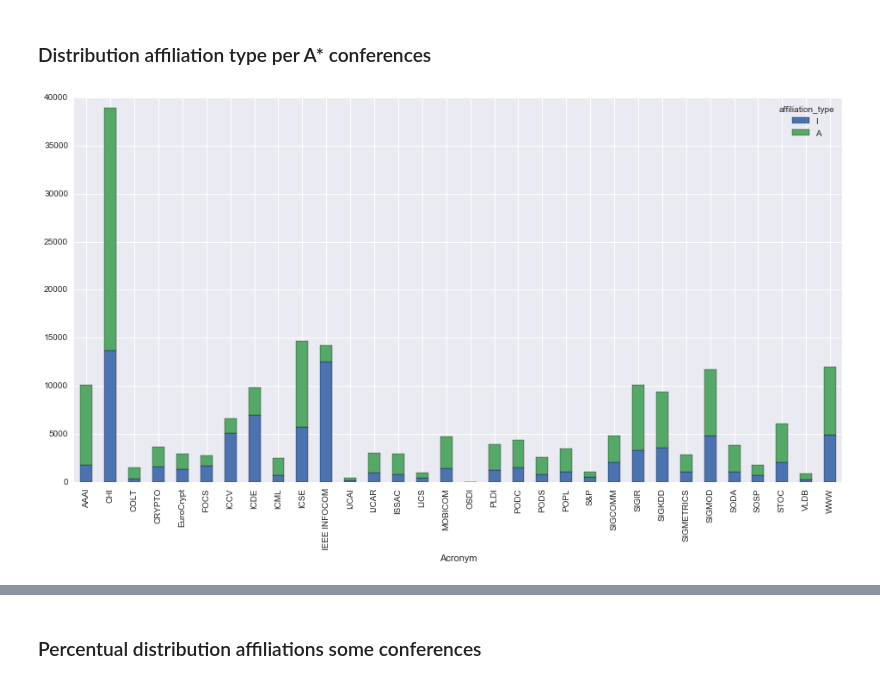
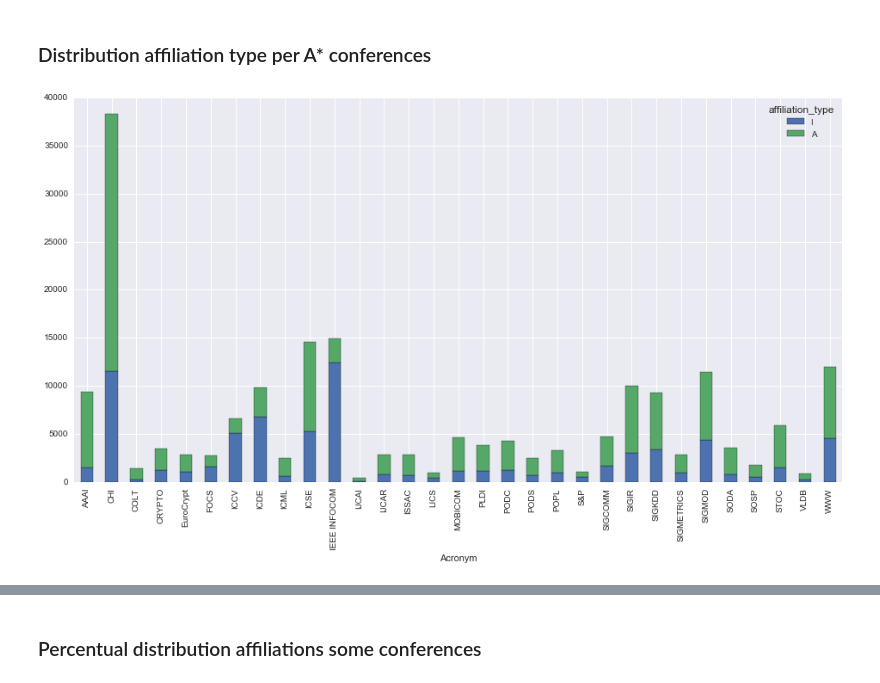
Before and after one commit to joostverkaik/influence-tech-companies, a Jupyter notebook: DBLP_CSR_Analysis.ipynb, the cells around one changed output, grey strips where cells are left out. Saved outputs shown, nothing was run; the diff lists cells and outputs as text; code cells hidden in the pictures.

Commit message:
Generated distribution charts for all conferences

```diff
--- a/DBLP_CSR_Analysis.ipynb
+++ b/DBLP_CSR_Analysis.ipynb
@@ -364,7 +331,7 @@ merged_df.head()
 # %%
 industry_affils = merged_df[merged_df['affiliation_type'] == 'I']
 # %%
-industry_names = industry_affils['affiliation'].str.split(', ', n=1, expand=True)[0]
+industry_names = industry_affils['I'].str.split(', ', n=1, expand=True)[0]
 # %%
 print(len(set(industry_names)))
 sorted_industry = sorted(list(set(industry_names.dropna())))
@@ -478,5 +394,5 @@ def classify_company(x):
             return company_names_t[company[0]]
 # %%
 %%time
-merged_df['company'] = merged_df['affiliation'].apply(classify_company)
+merged_df['company'] = merged_df['I'].apply(classify_company)
 # %% [output]
@@ -484,0 +413,4 @@ Wall time: 244 ms
+# %%
+%%time
+num_authors_per_paper = merged_df.reset_index().groupby('k').size()
+merged_df['points'] = 1 / num_authors_per_paper
@@ -507,14 +429,0 @@ def calculate_points(row):
-# %%
-%%time
-#merged_df = merged_df.loc['conf/aaai/0001M13'].copy() # test
-merged_df['points'] = 0
-i = 0
-#merged_df.apply(calculate_points, axis=1)
-for index, row in merged_df[merged_df.index.duplicated(keep='first')].iterrows():
-    if row['points'] == 0:
-        num_affils = len(merged_df.loc[index])
-        points_per_affil = 1 / num_affils
-        merged_df.loc[index, 'points'] = points_per_affil
-    if i % 10**4 == 0:
-        print(i)
-    i += 1
@@ -584,7 +463,7 @@ company_points.sort_values(by='points', ascending=False)
 # %% [markdown]
 ### Distribution affiliation type per A\* conferences
 # %%
-df2 = merged_df.groupby(['Acronym', 'affiliation_type'])['Acronym'].count().unstack('affiliation_type').fillna(0)
-df2[['I','A']].plot(kind='bar', stacked=True, figsize=(16,8));
+df2 = merged_df.groupby(['Acronym', 'affiliation_type']).count().unstack('affiliation_type').fillna(0)
+df2['points'][['I', 'A']].plot(kind='bar', stacked=True, figsize=(16,8));
 # %% [output]
-[figure, old version]
+[figure, new version]
```
Also changed, not shown: parts of 53 cells of this notebook, 31 other files.
